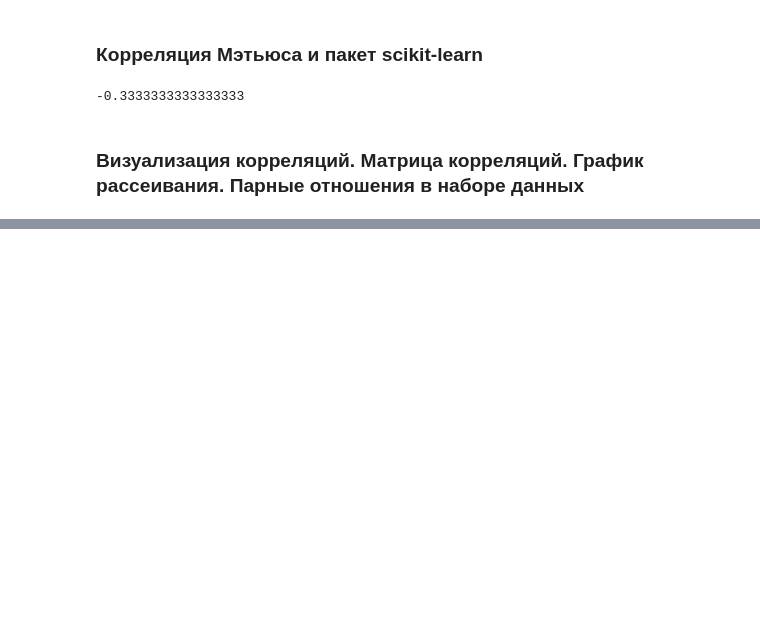
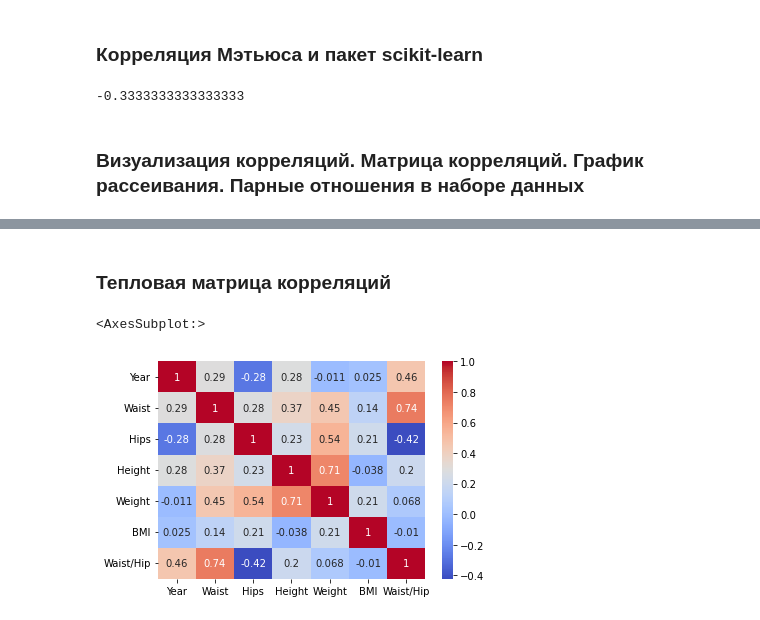
Before and after one commit to Alexx-Yu/python_classes, a Jupyter notebook: Module 24 - EDA-2/Theory.ipynb, the cells around one changed output, grey strips where cells are left out. Saved outputs shown, nothing was run; the diff lists cells and outputs as text; code cells hidden in the pictures; blank space fills up the shorter version.

```diff
--- a/Module 24 - EDA-2/Theory.ipynb
+++ b/Module 24 - EDA-2/Theory.ipynb
@@ -173,3 +173,6 @@ matthews_corrcoef(x, y) # рассчитаем коэффициент корре
 -0.3333333333333333
 # %% [markdown]
 ### Визуализация корреляций. Матрица корреляций. График рассеивания. Парные отношения в наборе данных
+# %%
+# Прочитаем датасет
+data = pd.read_csv('data/model.csv')
@@ -175,0 +193,8 @@ matthews_corrcoef(x, y) # рассчитаем коэффициент корре
+# %% [markdown]
+### Тепловая матрица корреляций
+# %%
+import seaborn as sns
+sns.heatmap(data.corr(), annot = True, cmap= 'coolwarm') # annot = True - для отображения подписей; cmap= 'coolwarm' - цветовая палитра
+# %% [output]
+<AxesSubplot:>
+[figure, added]
```
Also changed, not shown: parts of 11 cells of this notebook.
